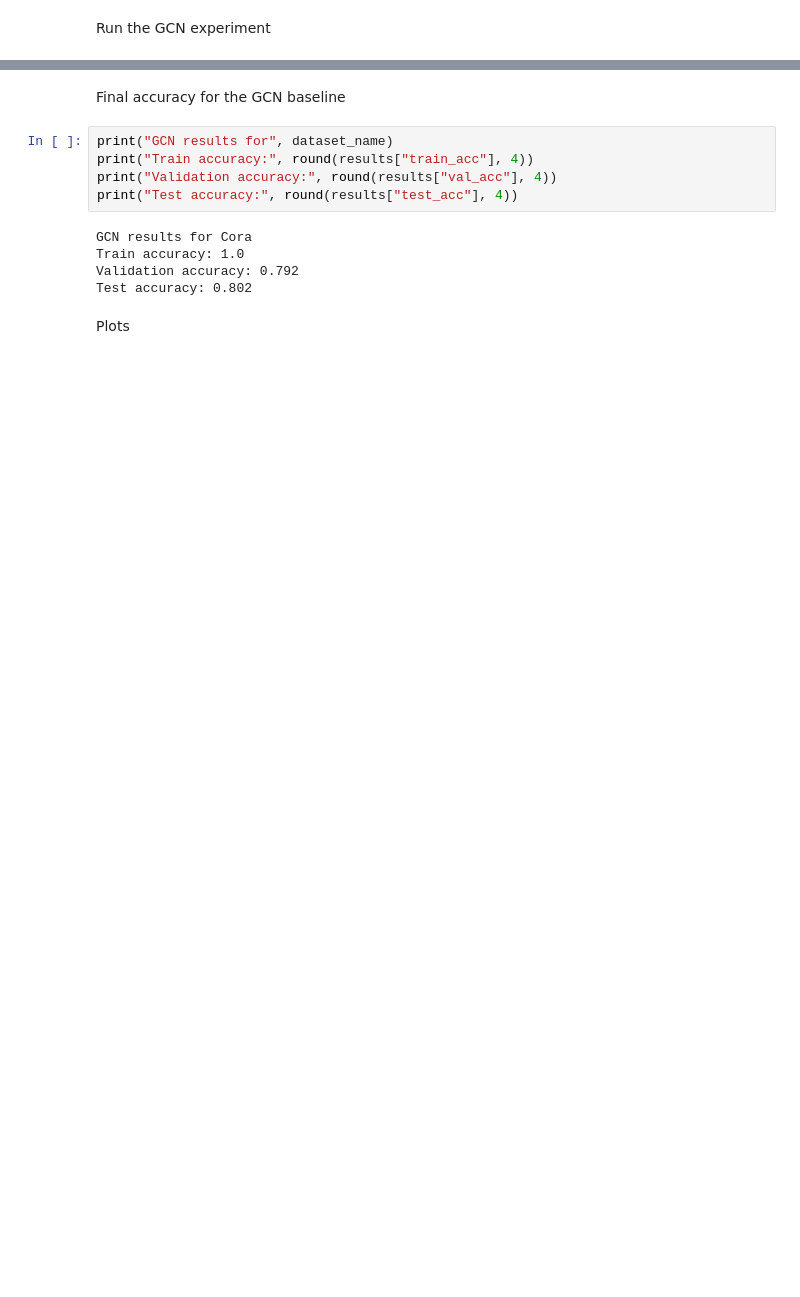
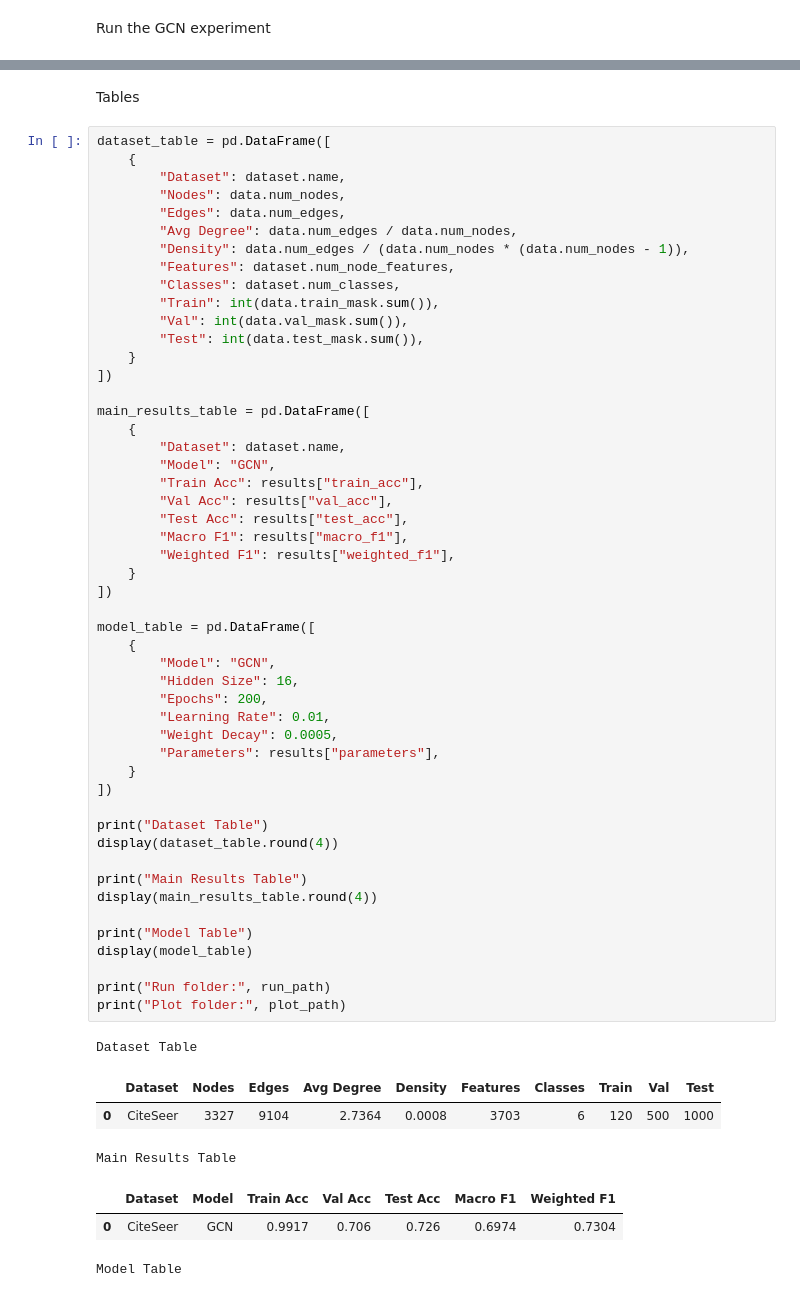
Before and after one commit to deandrehendrix/EEL6878_Final_Project, a Jupyter notebook: notebooks/final_results.ipynb, the cells around one changed output, grey strips where cells are left out. Saved outputs shown, nothing was run; the diff lists cells and outputs as text; blank space fills up the shorter version.

```diff
--- a/notebooks/final_results.ipynb
+++ b/notebooks/final_results.ipynb
@@ -71,14 +64,60 @@ Last validation accuracy: 0.792
-# %% [markdown]
-Final accuracy for the GCN baseline
-# %%
-print("GCN results for", dataset_name)
-print("Train accuracy:", round(results["train_acc"], 4))
-print("Validation accuracy:", round(results["val_acc"], 4))
-print("Test accuracy:", round(results["test_acc"], 4))
-# %% [output]
-GCN results for Cora
-Train accuracy: 1.0
-Validation accuracy: 0.792
-Test accuracy: 0.802
-# %% [markdown]
-Plots
+# %% [markdown]
+Tables
+# %%
+dataset_table = pd.DataFrame([
+    {
+        "Dataset": dataset.name,
+        "Nodes": data.num_nodes,
+        "Edges": data.num_edges,
+        "Avg Degree": data.num_edges / data.num_nodes,
+        "Density": data.num_edges / (data.num_nodes * (data.num_nodes - 1)),
+        "Features": dataset.num_node_features,
+        "Classes": dataset.num_classes,
+        "Train": int(data.train_mask.sum()),
+        "Val": int(data.val_mask.sum()),
+        "Test": int(data.test_mask.sum()),
+    }
+])
+
+main_results_table = pd.DataFrame([
+    {
+        "Dataset": dataset.name,
+        "Model": "GCN",
+        "Train Acc": results["train_acc"],
+        "Val Acc": results["val_acc"],
+        "Test Acc": results["test_acc"],
+        "Macro F1": results["macro_f1"],
+        "Weighted F1": results["weighted_f1"],
+    }
+])
+
+model_table = pd.DataFrame([
+    {
+        "Model": "GCN",
+        "Hidden Size": 16,
+        "Epochs": 200,
+        "Learning Rate": 0.01,
+        "Weight Decay": 0.0005,
+        "Parameters": results["parameters"],
+    }
+])
+
+print("Dataset Table")
+display(dataset_table.round(4))
+
+print("Main Results Table")
+display(main_results_table.round(4))
+
+print("Model Table")
+display(model_table)
+
+print("Run folder:", run_path)
+print("Plot folder:", plot_path)
+# %% [output]
+Dataset Table
+|  | Dataset | Nodes | Edges | Avg Degree | Density | Features | Classes | Train | Val | Test |
+| 0 | CiteSeer | 3327 | 9104 | 2.7364 | 0.0008 | 3703 | 6 | 120 | 500 | 1000 |
+Main Results Table
+|  | Dataset | Model | Train Acc | Val Acc | Test Acc | Macro F1 | Weighted F1 |
+| 0 | CiteSeer | GCN | 0.9917 | 0.706 | 0.726 | 0.6974 | 0.7304 |
+Model Table
```
Also changed, not shown: parts of 12 cells of this notebook, 1 other file.
